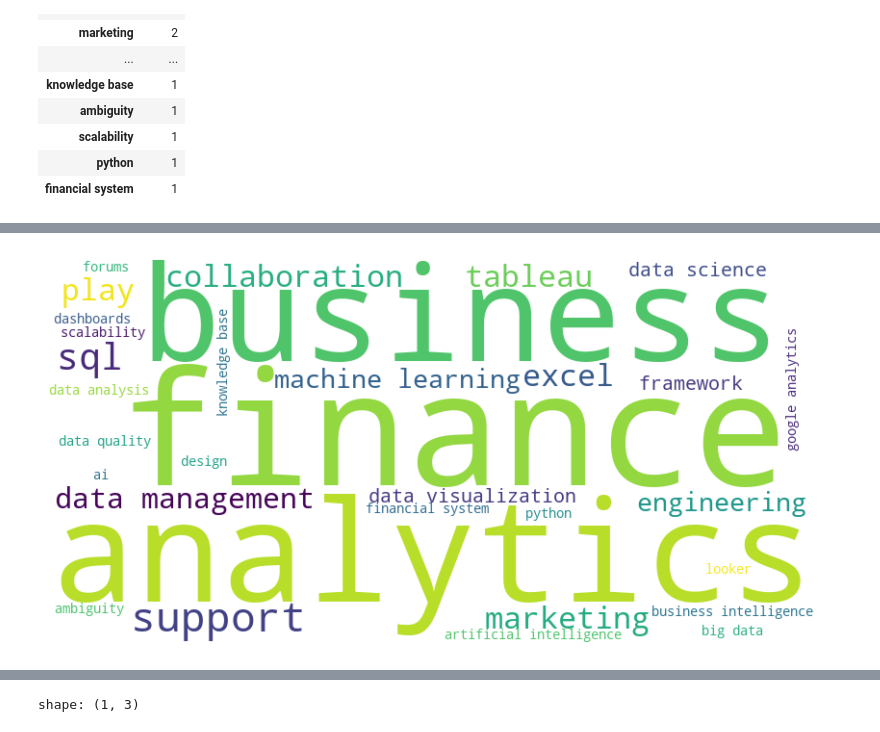
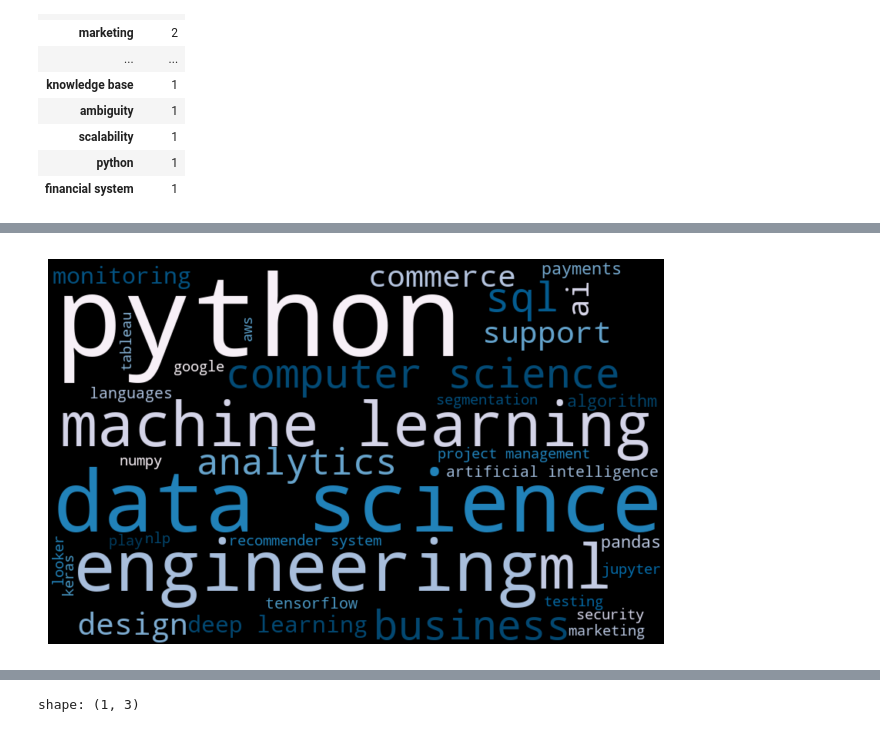
Before and after one commit to lalelisealstad/data-job-dash, a Jupyter notebook: notebooks/dev.ipynb, the cells around one changed output, grey strips where cells are left out. Cells and saved outputs as stored; diff of their text form; code cells hidden in the pictures.

```diff
--- a/notebooks/dev.ipynb
+++ b/notebooks/dev.ipynb
@@ -223,24 +289,25 @@ skills_counts
 # %%
 from wordcloud import WordCloud
 import matplotlib.pyplot as plt
-skills_counts
-word_count = dict(zip(skills_counts.index, skills_counts['count']))
-wordcloud = WordCloud(width=800, height=400, background_color='white').generate_from_frequencies(word_count)
+
+word_count = dict(zip(skills_counts['skills'], skills_counts['counts']))
+wordcloud = WordCloud(background_color = 'black', contour_width = 2,
+     contour_color = 'black', colormap = 'PuBu', width = 800, height = 500).generate_from_frequencies(word_count)
 
 # Display the word cloud using matplotlib
 plt.figure(figsize=(10, 5))
 plt.imshow(wordcloud, interpolation='bilinear')
 plt.axis('off')
 plt.show()
 
 # # Convert the matplotlib figure to a Plotly figure
 # fig = px.imshow(wordcloud, template='plotly_white')
 # fig.update_layout(title='Word Cloud Visualization')
 
 # # Show the plot
 # fig.show()
 # %% [output]
-[figure, old version]
+[figure, new version]
 # %%
 df = gdf
 print(df)
```
Also changed, not shown: parts of 10 cells of this notebook, 7 other files.
